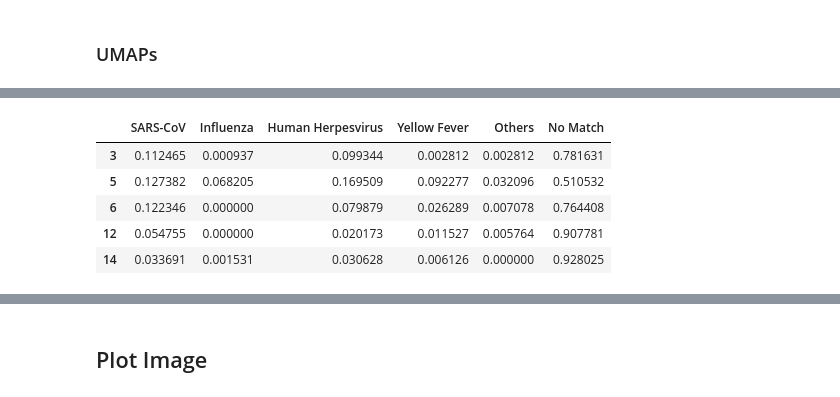
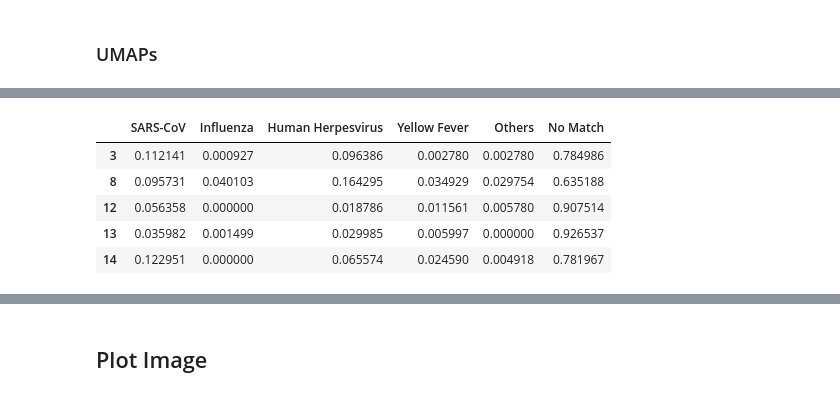
Before and after one commit to SchubertLab/mvTCR_reproducibility, a Jupyter notebook: figure_code/Figure_2_sars_cov.ipynb, the cells around one changed output, grey strips where cells are left out. Drawn from its saved outputs; the diff is of its cells as text; code cells hidden in the pictures.

```diff
--- a/figure_code/Figure_2_sars_cov.ipynb
+++ b/figure_code/Figure_2_sars_cov.ipynb
@@ -36,6 +38,10 @@ set_font_size(6) #todo make bigger
 # %%
 path_ad = '../results/fig2_haniffa_lv.h5ad'
 adata = sc.read(path_ad)
+# %%
+adata.obs['Specificity_IEDB'] = adata.obs['Specificity_IEDB'].astype(str)
+adata.obs.loc[adata.obs['Specificity_IEDB'].isna() & ~adata.obs['leiden_moe_cd8te'].isna(),
+              'Specificity_IEDB'] = 'No Match'
 # %%
 dict_rename = {
     'v_gene_alpha': 'IR_VJ_1_v_call',
@@ -128,16 +170,16 @@ dict_keys(['Age_interval_colors', 'Collection_Day_colors', 'Days_from_onset_colo
 # %%
-df_disease = adata.uns['disease_by_leiden'].copy()
+df_disease_moe = adata.uns['moe_disease_by_leiden'].copy()
 #df_disease = df_disease.div(df_disease.sum(axis=1), axis=0)
-num_cells = adata[adata.obs['leiden_moe_cd8te'].isin(adata.uns['reactive_clusters'])
+num_cells = adata[adata.obs['leiden_moe_cd8te'].isin(adata.uns['moe_reactiveClusters'])
                                       ].obs['leiden_moe_cd8te'].value_counts().values
-df_disease = df_disease.div(num_cells, axis=0)
-df_disease['No Match'] = 1 - np.nansum(df_disease.values, axis=1)
-df_disease = df_disease.replace(np.nan, 0)
-df_disease.head()
+df_disease_moe = df_disease_moe.div(num_cells, axis=0)
+df_disease_moe['No Match'] = 1 - np.nansum(df_disease_moe.values, axis=1)
+df_disease_moe = df_disease_moe.replace(np.nan, 0)
+df_disease_moe.head()
 # %% [output]
 |  | SARS-CoV | Influenza | Human Herpesvirus | Yellow Fever | Others | No Match |
-| 3 | 0.112465 | 0.000937 | 0.099344 | 0.002812 | 0.002812 | 0.781631 |
-| 5 | 0.127382 | 0.068205 | 0.169509 | 0.092277 | 0.032096 | 0.510532 |
-| 6 | 0.122346 | 0.000000 | 0.079879 | 0.026289 | 0.007078 | 0.764408 |
-| 12 | 0.054755 | 0.000000 | 0.020173 | 0.011527 | 0.005764 | 0.907781 |
-| 14 | 0.033691 | 0.001531 | 0.030628 | 0.006126 | 0.000000 | 0.928025 |
+| 3 | 0.112141 | 0.000927 | 0.096386 | 0.002780 | 0.002780 | 0.784986 |
+| 8 | 0.095731 | 0.040103 | 0.164295 | 0.034929 | 0.029754 | 0.635188 |
+| 12 | 0.056358 | 0.000000 | 0.018786 | 0.011561 | 0.005780 | 0.907514 |
+| 13 | 0.035982 | 0.001499 | 0.029985 | 0.005997 | 0.000000 | 0.926537 |
+| 14 | 0.122951 | 0.000000 | 0.065574 | 0.024590 | 0.004918 | 0.781967 |
```
Also changed, not shown: parts of 61 cells of this notebook, 17 other files.
